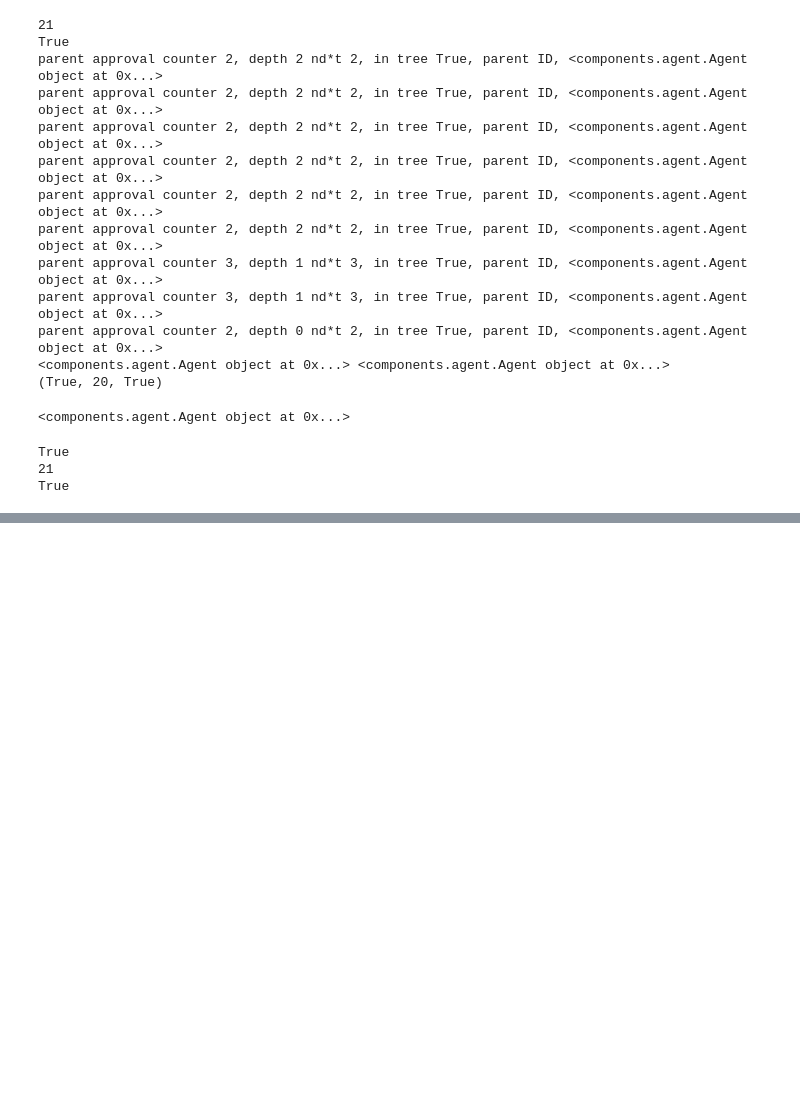
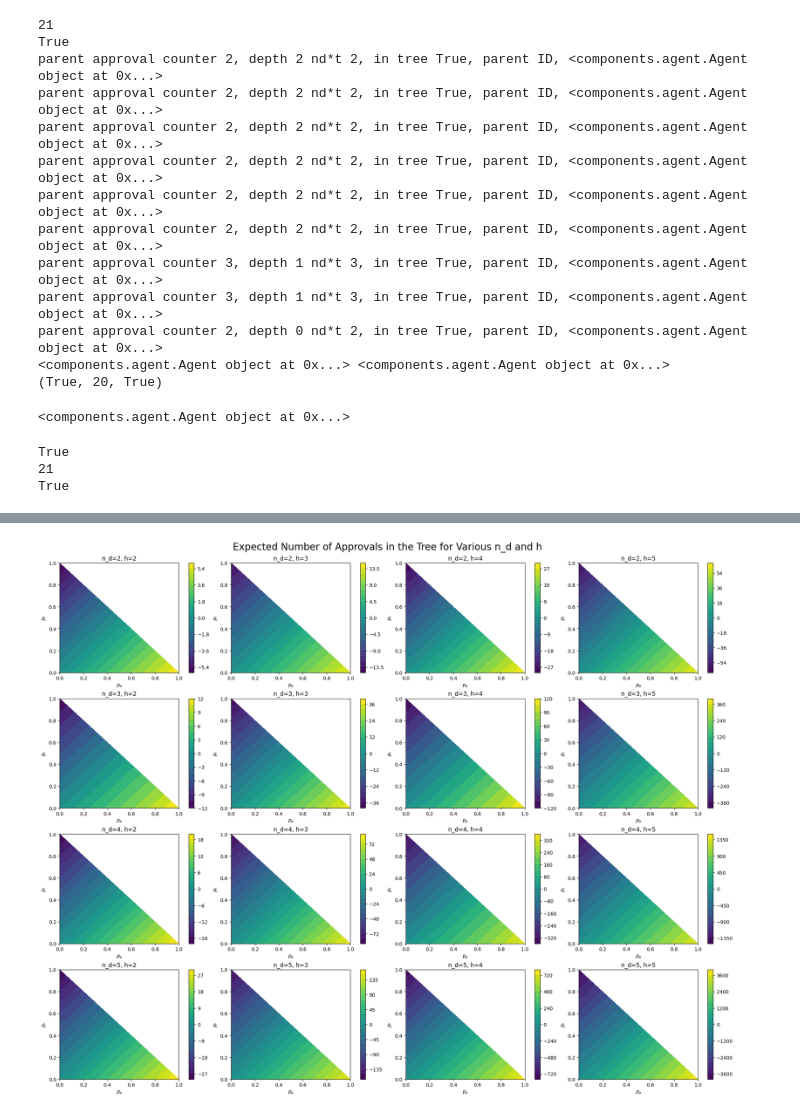
Before and after one commit to aidamanzano/tree-consensus-algoritms, a Jupyter notebook: testing_notebook.ipynb, the cells around one changed output, grey strips where cells are left out. Cells and saved outputs as stored; diff of their text form; code cells hidden in the pictures; blank space fills up the shorter version.

```diff
--- a/testing_notebook.ipynb
+++ b/testing_notebook.ipynb
@@ -1176,0 +1200,47 @@ True
+# %%
+import numpy as np
+import matplotlib.pyplot as plt
+from itertools import product
+from mpl_toolkits.mplot3d import Axes3D
+
+
+# Define parameter ranges
+n_d_values = [2, 3, 4, 5]
+h_values = [2, 3, 4, 5]
+pa_values = np.linspace(0, 1, 50)
+pr_values = np.linspace(0, 1, 50)
+
+# Meshgrid for pa and pr
+PA, PR = np.meshgrid(pa_values, pr_values)
+PI = 1 - PA - PR
+valid = (PI >= 0)
+
+# Store results for different (n_d, h)
+results = []
+
+for n_d in n_d_values:
+    for h in h_values:
+        Nd = np.array([n_d**d for d in range(h)])  # Number of parents at each depth
+        total_nodes = np.array([Nd[d] * n_d for d in range(h)])  # Number of children at each depth
+        factor = total_nodes.sum()  # Total approvals weight
+        expected_approvals = (PA - PR) * factor
+        expected_approvals[~valid] = np.nan  # Invalidate impossible combinations
+        results.append((n_d, h, expected_approvals))
+
+# Plotting
+fig, axs = plt.subplots(len(n_d_values), len(h_values), figsize=(20, 16), constrained_layout=True)
+
+for idx, (n_d, h, Z) in enumerate(results):
+    row = n_d_values.index(n_d)
+    col = h_values.index(h)
+    ax = axs[row, col]
+    c = ax.contourf(PA, PR, Z, levels=20, cmap='viridis')
+    ax.set_title(f'n_d={n_d}, h={h}')
+    ax.set_xlabel(r'$p_a$')
+    ax.set_ylabel(r'$p_r$')
+    fig.colorbar(c, ax=ax)
+
+plt.suptitle('Expected Number of Approvals in the Tree for Various n_d and h', fontsize=20)
+plt.show()
+# %% [output]
+[figure, added]
```
Also changed, not shown: parts of 3 cells of this notebook, 4 other files.
